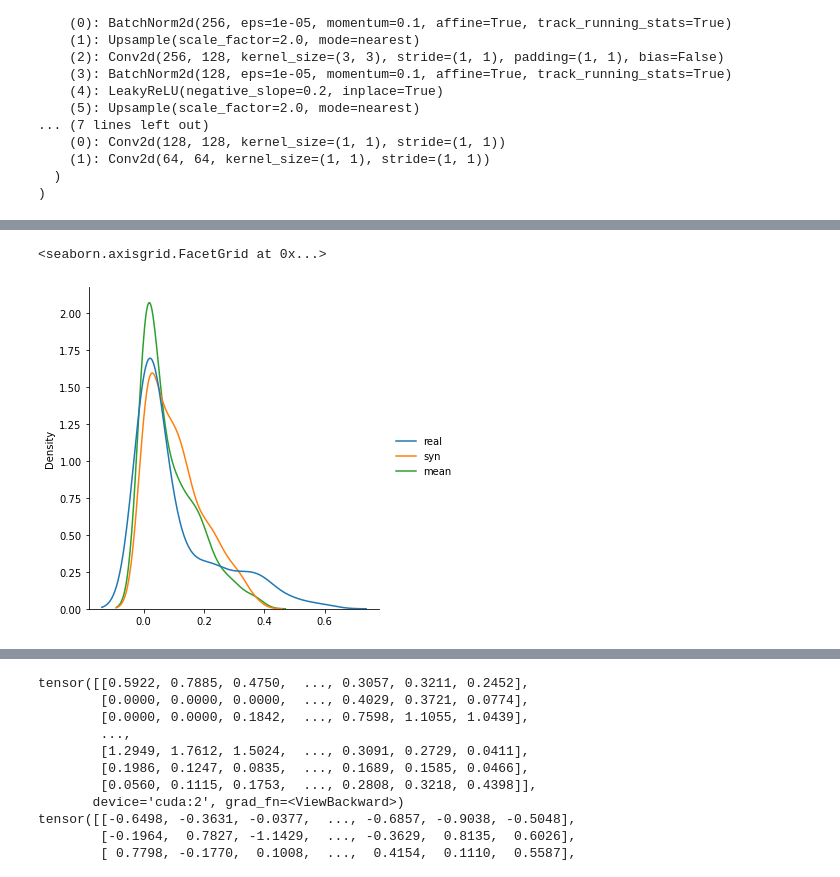
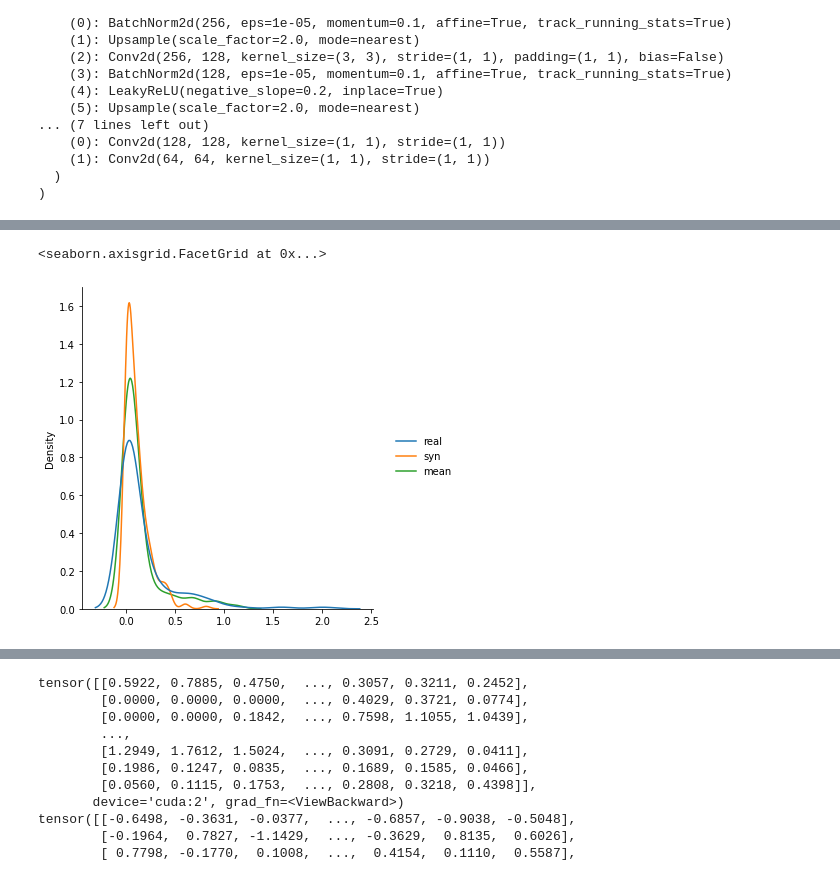
Before and after one commit to ljrprocc/DataFree, a Jupyter notebook: notebooks/Distribution_analysis.ipynb, the cells around one changed output, grey strips where cells are left out. Cells and saved outputs as stored; diff of their text form; code cells hidden in the pictures.

```diff
--- a/notebooks/Distribution_analysis.ipynb
+++ b/notebooks/Distribution_analysis.ipynb
@@ -107,13 +107,17 @@ Files already downloaded and verified
 # %%
 x_feats = []
 outputs = []
-real_loader = torch.utils.data.DataLoader(ori_dataset, batch_size=256, shuffle=False, num_workers=workers, pin_memory=True)
+labels = []
+xs = []
+real_loader = torch.utils.data.DataLoader(val_dataset, batch_size=256, shuffle=False, num_workers=workers, pin_memory=True)
 for data in real_loader:
     x, y = data
+    xs.append(x.cpu().numpy())
     x = x.to(gpu)
     output, x_feat = teacher(x, return_features=True)
     x_feats.append(x_feat.detach().cpu().numpy())
     outputs.append(output.detach().cpu().numpy())
+    labels.append(y.detach().cpu().numpy())
 # %%
 x_feats_all = np.vstack(x_feats)
 outputs_all = np.vstack(outputs)
@@ -154,9 +180,9 @@ DCGAN_Generator_CIFAR10(
 import torch.nn.functional as F
 z = torch.randn(256, 512).to(gpu)
 xs = G(z, l=0)
-x_out, x_feat_inter = teacher(normalizer(xs), return_features=True)
+x_out0, x_feat_inter = teacher(normalizer(xs), return_features=True)
 # l1_div = F.l1_loss(x_out.detach().cpu(), torch.FloatTensor(outputs), reduction='none').sum(1).mean(0)
-kl_div1 = F.kl_div(torch.log_softmax(x_out.detach().cpu(), 1), torch.softmax(torch.FloatTensor(outputs), 1), reduction='batchmean')
+kl_div1 = F.kl_div(torch.log_softmax(x_out0.detach().cpu(), 1), torch.softmax(torch.FloatTensor(outputs), 1), reduction='batchmean')
 print('KL(T(x_G0) || T(x_real)) = {:.4f}'.format(kl_div1))
 # print('L1(T(x_G0) || T(x_real)) = {:.4f}'.format(l1_div))
 # %% [output]
@@ -193,9 +246,9 @@ sns.countplot(x='syn', data=b)
 # %%
-G = datafree.models.generator.DCGAN_Generator_CIFAR10(nz=512, ngf=64, img_size=32, d=2, nc=3)
+G = datafree.models.generator.DCGAN_Generator_CIFAR10(nz=512, ngf=64, img_size=32, d=2, nc=3, cond=True)
 G = prepare_model(G)
-ckpt_path = '/data/lijingru/DataFree/checkpoints/datafree-probkd/cifar10-resnet34-resnet18--probkd_L2_reinter_testrelu.pth'
+ckpt_path = '/data/lijingru/DataFree/checkpoints/datafree-probkd/cifar10-resnet34-resnet18--probkd_L2_line33_2.pth'
 ckpt = torch.load(ckpt_path, map_location='cuda:{}'.format(gpu))
-G.load_state_dict(ckpt['G_2'])
+G.load_state_dict(ckpt['G_0'])
 G.eval()
 # %% [output]
 DCGAN_Generator_CIFAR10(
@@ -217,18 +270,19 @@ DCGAN_Generator_CIFAR10(
 )
 # %%
 import torch.nn.functional as F
-l = 2
+l = 0
 
 if l == 0:
     func = normalizer
 else:
     t_layer = getattr(teacher, 'layer{}'.format(l))
 #     func = lambda x: F.relu(t_layer[-1].bn2(t_layer[-1].conv2(F.relu(t_layer[-1].bn1(x)))))
-    func = lambda x: F.relu(t_layer[-1].bn2(x))
+    func = lambda x: F.relu(x)
 # z = torch.randn(256, 512).to(gpu)
 layers = [teacher.bn1, teacher.layer1[-1].bn2, teacher.layer2[-1].bn2, teacher.layer3[-1].bn2]
 stats = [(f.running_mean.data, f.running_var.data) for f in layers]
-xs = G(z, l=l)
+y_t = torch.randint(0, num_classes, (z.size(0), ), device='cuda:{}'.format(gpu))
+xs = G(z, l=l, y=y_t)
 b,c,h,w = xs.size()
 if l > 0:
     mu_l, var_l = stats[l]
@@ -278,18 +329,18 @@ tensor([-6.3950e-02, -2.5217e-02, -4.5562e-02, -5.1076e-02,  4.5238e-02,
 # %%
-c = 16
+c = 12
 # print(x_out[:, c])
 # print(x_out_r[:, c])
 # a = pd.DataFrame(data={'real': x_feats[:, c], 'syn':x_feat_inter[:, c], 'mean':x_feat_inter_relu[:, c]})
 # print(x_feats.shape, x_feat_inter.shape, x_feat_inter_relu.shape, x_feat_inter_relu_r.shape)
 # print(x_feat_inter_relu_r[:, c])
-all_dict = {'real': x_feats[:, c], 'syn':x_feat_inter[:, c], 'mean':x_feat_inter_relu[:, c]}
+all_dict_feat = {'real': x_feats[:, c], 'syn':x_feat_inter[:, c], 'mean':x_feat_inter_relu[:, c]}
 # if l > 0:
 #     all_dict['real_sample'] = x_feat_inter_relu_r[:, c]
-a = pd.DataFrame(data=all_dict)
+a = pd.DataFrame(data=all_dict_feat)
 sns.displot(a, kind='kde')
 # %% [output]
 <seaborn.axisgrid.FacetGrid at 0x...>
-[figure, old version]
+[figure, new version]
 # %%
 # print(outputs, x_out, x_out_r)
 all_dict = {'real': np.argmax(outputs, 1), 'mean':x_out.argmax(1).detach().cpu().numpy()}
```
Also changed, not shown: parts of 26 cells of this notebook, 7 other files.
